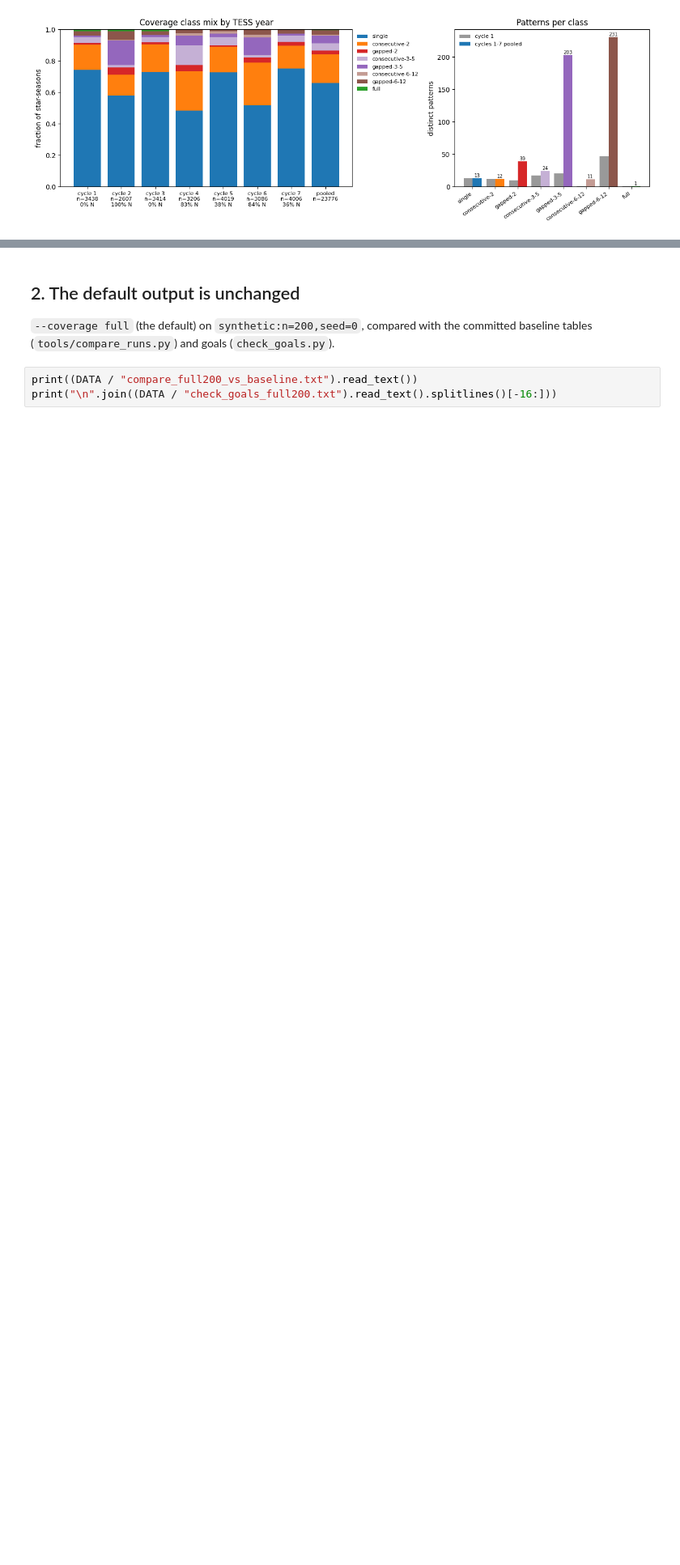
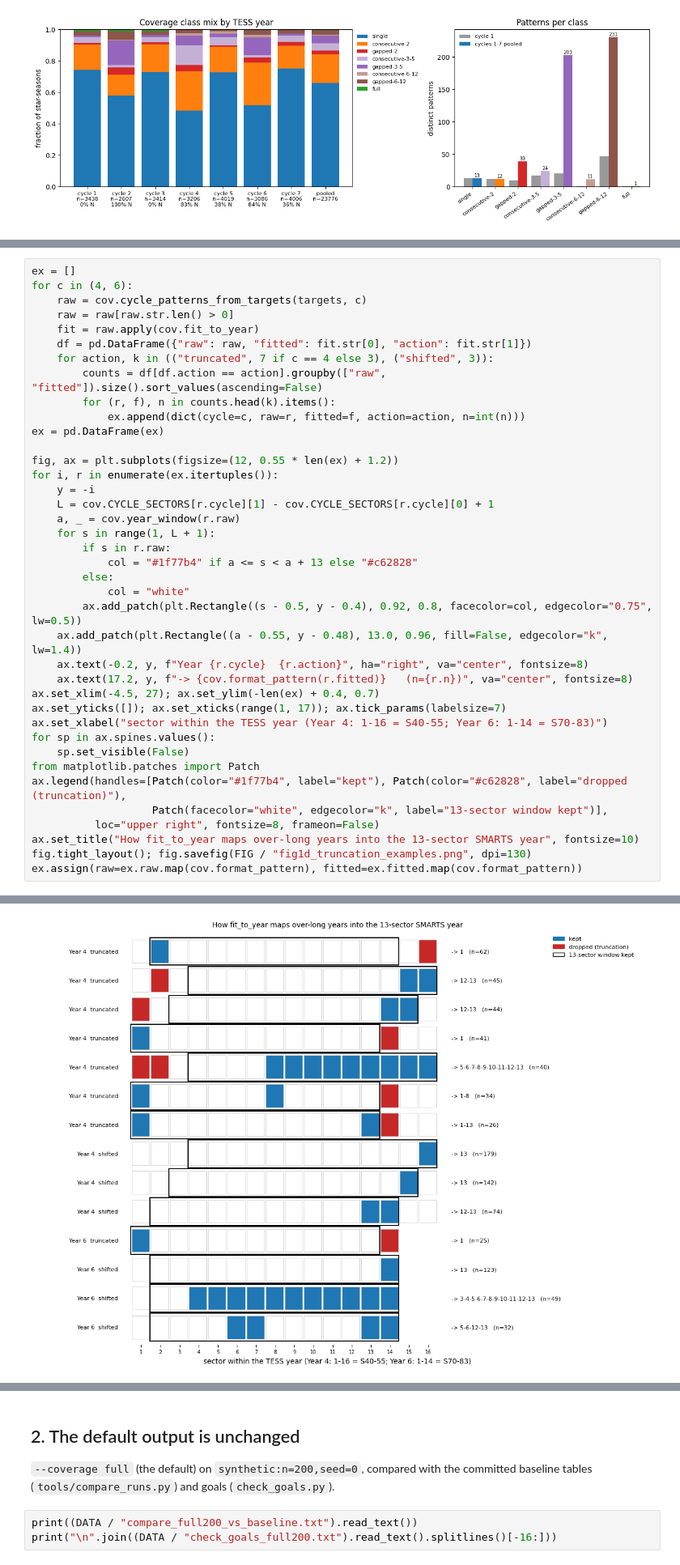
Before and after one commit to rae-holcomb/ss_redevelopment, a Jupyter notebook: reports/2026-10-14_t16a-coverage-infrastructure/notebook.ipynb, the cells around one changed output, grey strips where cells are left out. Shown at 81% size. Drawn from its saved outputs; the diff is of its cells as text; blank space fills up the shorter version.

```diff
--- a/reports/2026-10-14_t16a-coverage-infrastructure/notebook.ipynb
+++ b/reports/2026-10-14_t16a-coverage-infrastructure/notebook.ipynb
@@ -157,0 +199,40 @@ fig.tight_layout(); fig.savefig(FIG / "fig1b_coverage_by_cycle.png", dpi=130)
+# %%
+ex = []
+for c in (4, 6):
+    raw = cov.cycle_patterns_from_targets(targets, c)
+    raw = raw[raw.str.len() > 0]
+    fit = raw.apply(cov.fit_to_year)
+    df = pd.DataFrame({"raw": raw, "fitted": fit.str[0], "action": fit.str[1]})
+    for action, k in (("truncated", 7 if c == 4 else 3), ("shifted", 3)):
+        counts = df[df.action == action].groupby(["raw", "fitted"]).size().sort_values(ascending=False)
+        for (r, f), n in counts.head(k).items():
+            ex.append(dict(cycle=c, raw=r, fitted=f, action=action, n=int(n)))
+ex = pd.DataFrame(ex)
+
+fig, ax = plt.subplots(figsize=(12, 0.55 * len(ex) + 1.2))
+for i, r in enumerate(ex.itertuples()):
+    y = -i
+    L = cov.CYCLE_SECTORS[r.cycle][1] - cov.CYCLE_SECTORS[r.cycle][0] + 1
+    a, _ = cov.year_window(r.raw)
+    for s in range(1, L + 1):
+        if s in r.raw:
+            col = "#1f77b4" if a <= s < a + 13 else "#c62828"
+        else:
+            col = "white"
+        ax.add_patch(plt.Rectangle((s - 0.5, y - 0.4), 0.92, 0.8, facecolor=col, edgecolor="0.75", lw=0.5))
+    ax.add_patch(plt.Rectangle((a - 0.55, y - 0.48), 13.0, 0.96, fill=False, edgecolor="k", lw=1.4))
+    ax.text(-0.2, y, f"Year {r.cycle}  {r.action}", ha="right", va="center", fontsize=8)
+    ax.text(17.2, y, f"-> {cov.format_pattern(r.fitted)}   (n={r.n})", va="center", fontsize=8)
+ax.set_xlim(-4.5, 27); ax.set_ylim(-len(ex) + 0.4, 0.7)
+ax.set_yticks([]); ax.set_xticks(range(1, 17)); ax.tick_params(labelsize=7)
+ax.set_xlabel("sector within the TESS year (Year 4: 1-16 = S40-55; Year 6: 1-14 = S70-83)")
+for sp in ax.spines.values():
+    sp.set_visible(False)
+from matplotlib.patches import Patch
+ax.legend(handles=[Patch(color="#1f77b4", label="kept"), Patch(color="#c62828", label="dropped (truncation)"),
+                   Patch(facecolor="white", edgecolor="k", label="13-sector window kept")],
+          loc="upper right", fontsize=8, frameon=False)
+ax.set_title("How fit_to_year maps over-long years into the 13-sector SMARTS year", fontsize=10)
+fig.tight_layout(); fig.savefig(FIG / "fig1d_truncation_examples.png", dpi=130)
+ex.assign(raw=ex.raw.map(cov.format_pattern), fitted=ex.fitted.map(cov.format_pattern))
+# %% [output]
@@ -157,0 +254 @@ fig.tight_layout(); fig.savefig(FIG / "fig1b_coverage_by_cycle.png", dpi=130)
+[figure, added]
```
Also changed, not shown: parts of 6 cells of this notebook, 4 other files.
